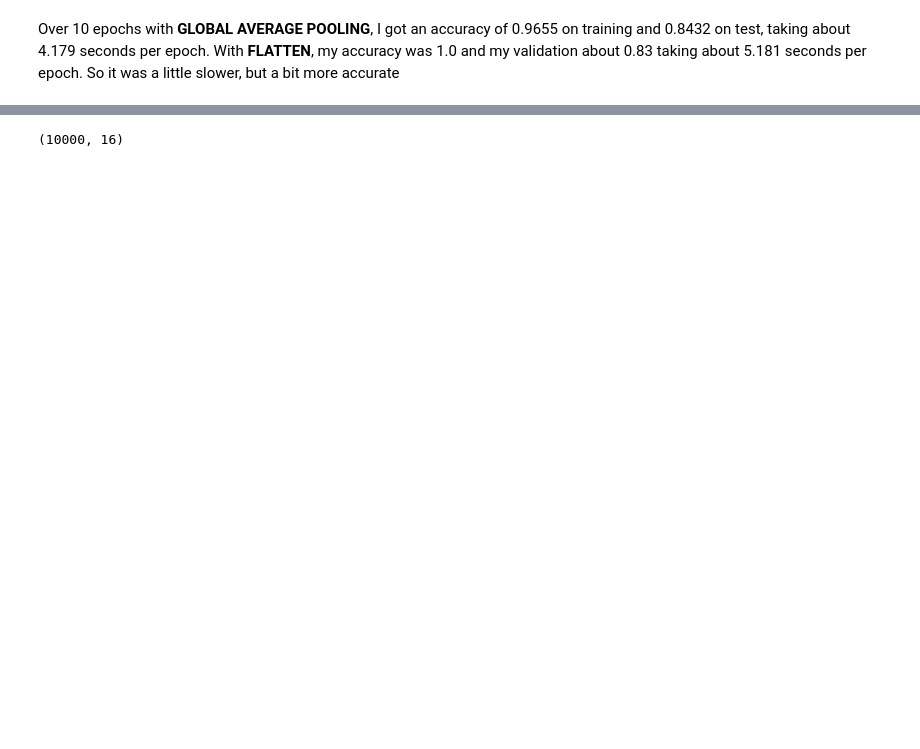
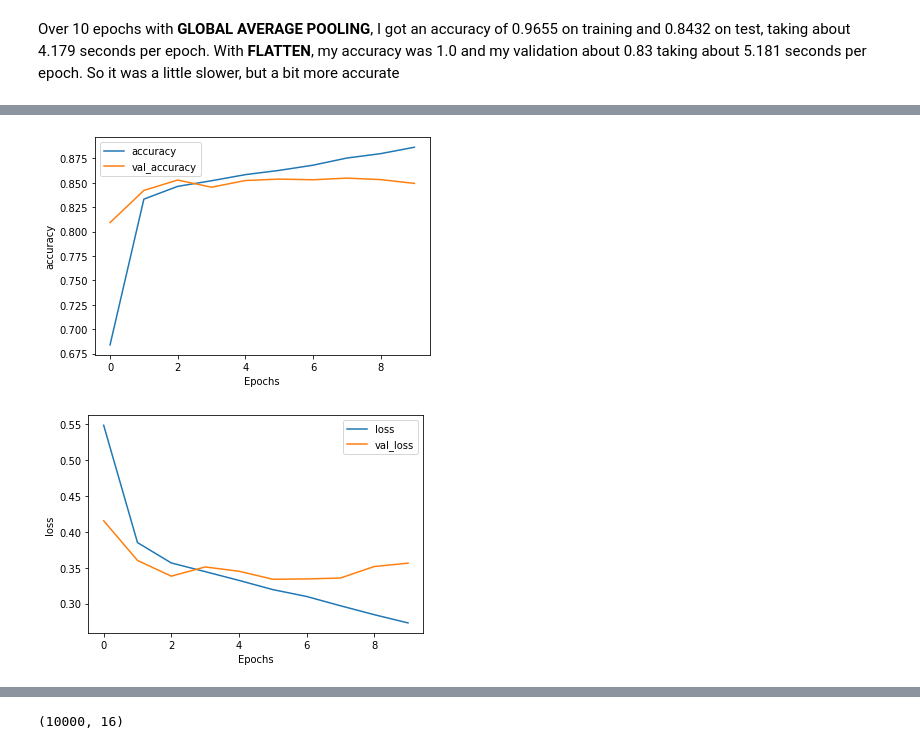
Before and after one commit to gmaniac7/NLP-in-Tensorflow, a Jupyter notebook: NLP_with_Tensorflow.ipynb, the cells around one changed output, grey strips where cells are left out. Cells and saved outputs as stored; diff of their text form; code cells hidden in the pictures; blank space fills up the shorter version.

```diff
--- a/NLP_with_Tensorflow.ipynb
+++ b/NLP_with_Tensorflow.ipynb
@@ -438,0 +543,9 @@ Over 10 epochs with **GLOBAL AVERAGE POOLING**, I got an accuracy of 0.9655 on t
+# %%
+model = tf.keras.Sequential([
+    tf.keras.layers.Embedding(vocab_size, embedding_dim, input_length=max_length), #the key to text sentiment analysis in TensorFlow
+    tf.keras.layers.Bidirectional(tf.keras.layers.GRU(32)), #averages across the vector to flatten it out. Is simpler and should be a little faster
+    tf.keras.layers.Dense(6, activation='relu'), # then feed that into a dense neural network to do the classification
+    tf.keras.layers.Dense(1, activation='sigmoid')
+])
+model.compile(loss='binary_crossentropy',optimizer='adam',metrics=['accuracy'])
+model.summary()
@@ -438,0 +569,3 @@ Over 10 epochs with **GLOBAL AVERAGE POOLING**, I got an accuracy of 0.9655 on t
+# %%
+num_epochs = 10
+history = model.fit(padded, training_labels_final, epochs=num_epochs, validation_data=(testing_padded, testing_labels_final))
@@ -438,0 +590,16 @@ Over 10 epochs with **GLOBAL AVERAGE POOLING**, I got an accuracy of 0.9655 on t
+# %%
+import matplotlib.pyplot as plt
+
+def plot_graphs(history, string):
+  plt.plot(history.history[string])
+  plt.plot(history.history['val_'+string])
+  plt.xlabel("Epochs")
+  plt.ylabel(string)
+  plt.legend([string, 'val_'+string])
+  plt.show()
+
+plot_graphs(history, "accuracy")
+plot_graphs(history, "loss")
+# %% [output]
+[figure, added]
+[figure, added]
```
Also changed, not shown: parts of 28 cells of this notebook.
